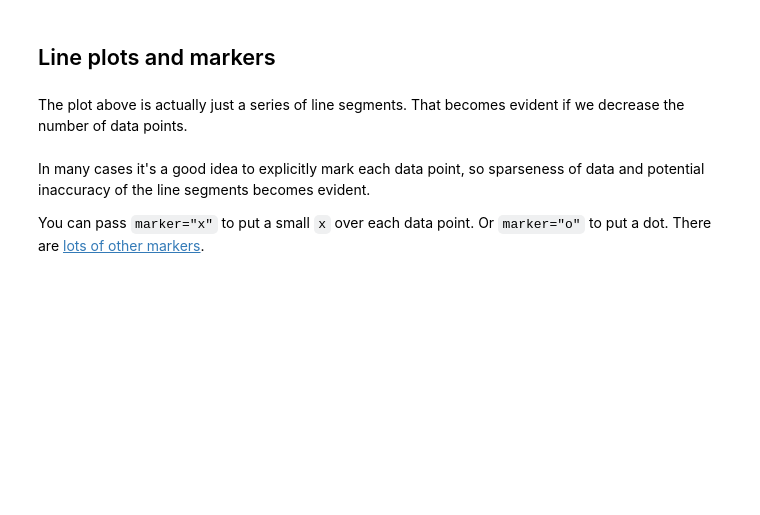
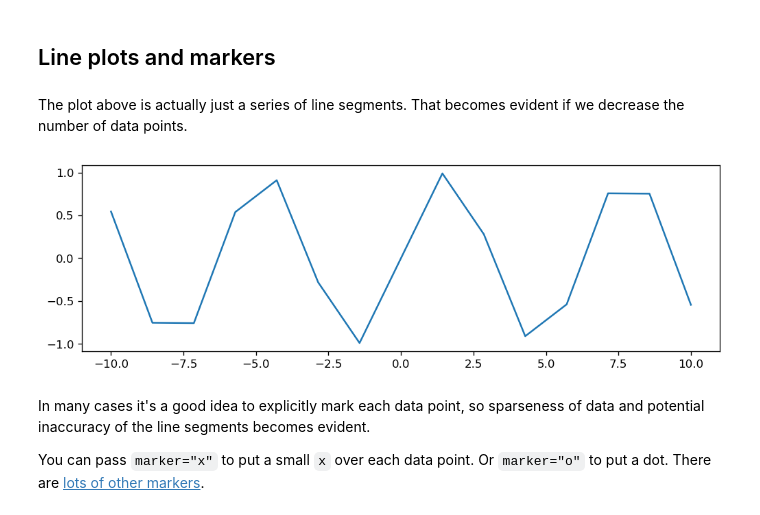
Before and after one commit to emilydumas/mcs275spring2024, a Jupyter notebook: samplecode/numpy_matplotlib/mpl_demo.ipynb, the cells around one changed output. Cells and saved outputs as stored; diff of their text form; code cells hidden in the pictures; blank space fills up the shorter version.

```diff
--- a/samplecode/numpy_matplotlib/mpl_demo.ipynb
+++ b/samplecode/numpy_matplotlib/mpl_demo.ipynb
@@ -44,6 +70,20 @@ Specify a size and resolution (DPI).
 ## Line plots and markers
 # %% [markdown]
 The plot above is actually just a series of line segments.  That becomes evident if we decrease the number of data points.
+# %%
+# create figure
+plt.figure(figsize=(10,3),dpi=120)
+
+
+xv = np.linspace(10,-10,15)
+
+# add stuff to it
+plt.plot(xv,np.sin(xv))
+
+# see it
+plt.show()
+# %% [output]
+[figure, added]
 # %% [markdown]
 In many cases it's a good idea to explicitly mark each data point, so sparseness of data and potential inaccuracy of the line segments becomes evident.
 
```
Also changed, not shown: parts of 10 cells of this notebook.
